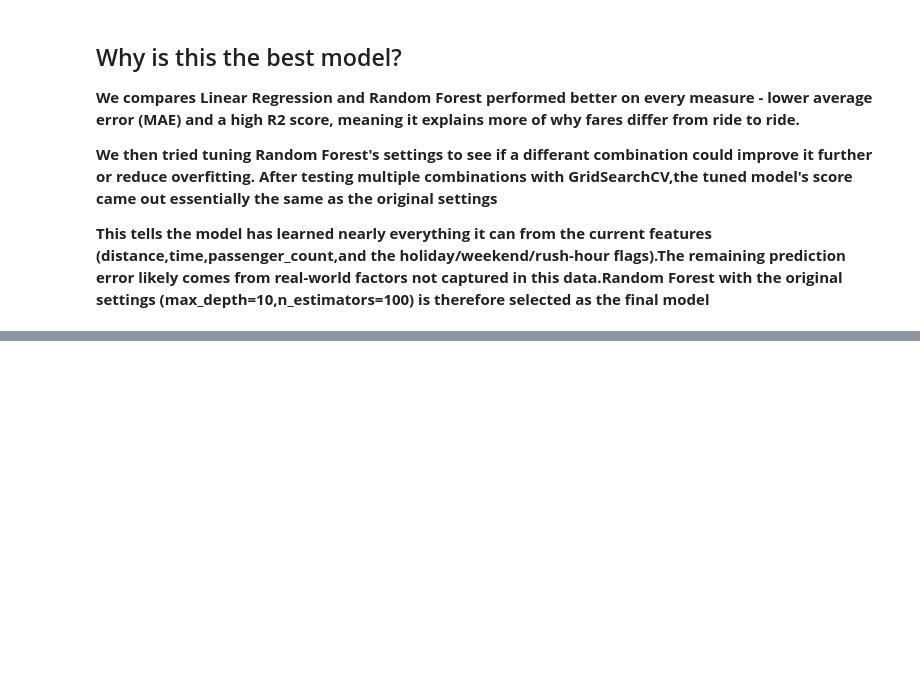
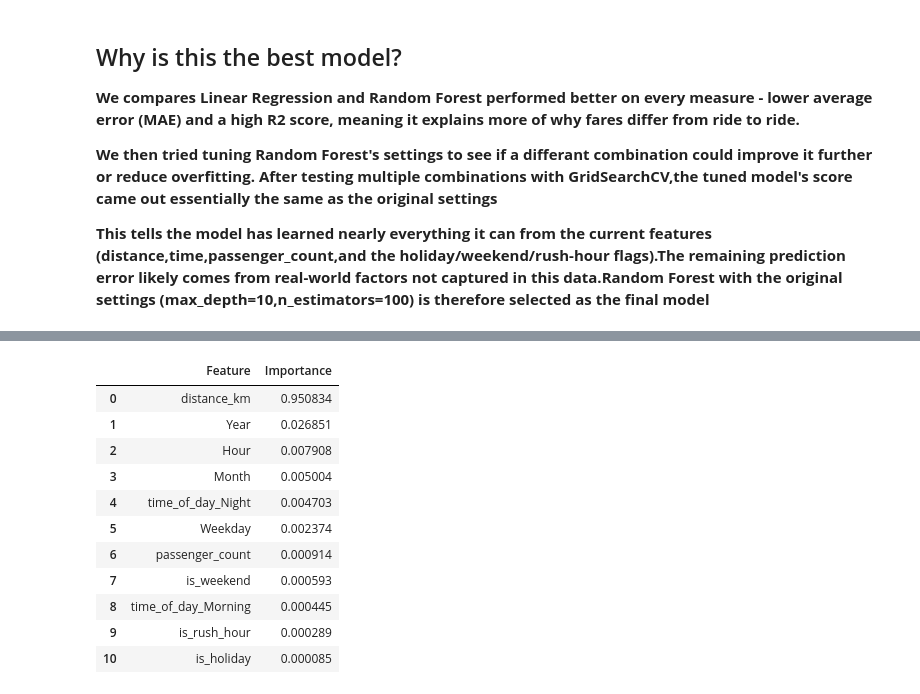
Before and after one commit to yogitkalidindi2009-ux/Fare-Prediction-Using-Regression-Analysis, a Jupyter notebook: Mentormindproject_Yogit.ipynb, the cells around one changed output, grey strips where cells are left out. Cells and saved outputs as stored; diff of their text form; code cells hidden in the pictures; blank space fills up the shorter version.

```diff
--- a/Mentormindproject_Yogit.ipynb
+++ b/Mentormindproject_Yogit.ipynb
@@ -423,0 +452,18 @@ selected as the final model**
+# %%
+#Creating a DataFrame to view Feature Importance clearly,sorted from most to least important
+importance_df=pd.DataFrame({'Feature':data,'Importance':best_rf_model.feature_importances_
+                           }).sort_values(by='Importance',ascending=False).reset_index(drop=True)
+importance_df
+# %% [output]
+|  | Feature | Importance |
+| 0 | distance_km | 0.950834 |
+| 1 | Year | 0.026851 |
+| 2 | Hour | 0.007908 |
+| 3 | Month | 0.005004 |
+| 4 | time_of_day_Night | 0.004703 |
+| 5 | Weekday | 0.002374 |
+| 6 | passenger_count | 0.000914 |
+| 7 | is_weekend | 0.000593 |
+| 8 | time_of_day_Morning | 0.000445 |
+| 9 | is_rush_hour | 0.000289 |
+| 10 | is_holiday | 0.000085 |
```
Also changed, not shown: parts of 8 cells of this notebook.
